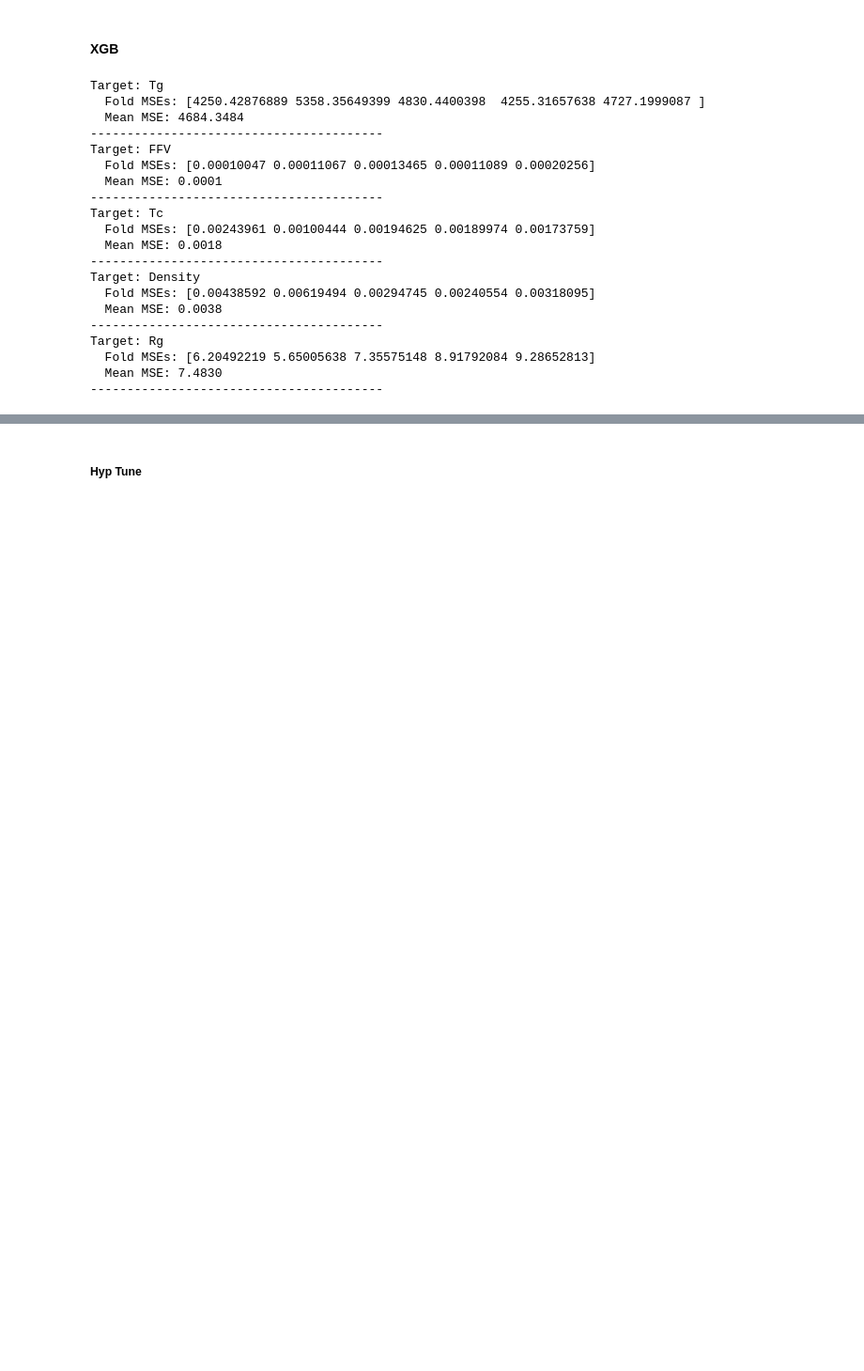
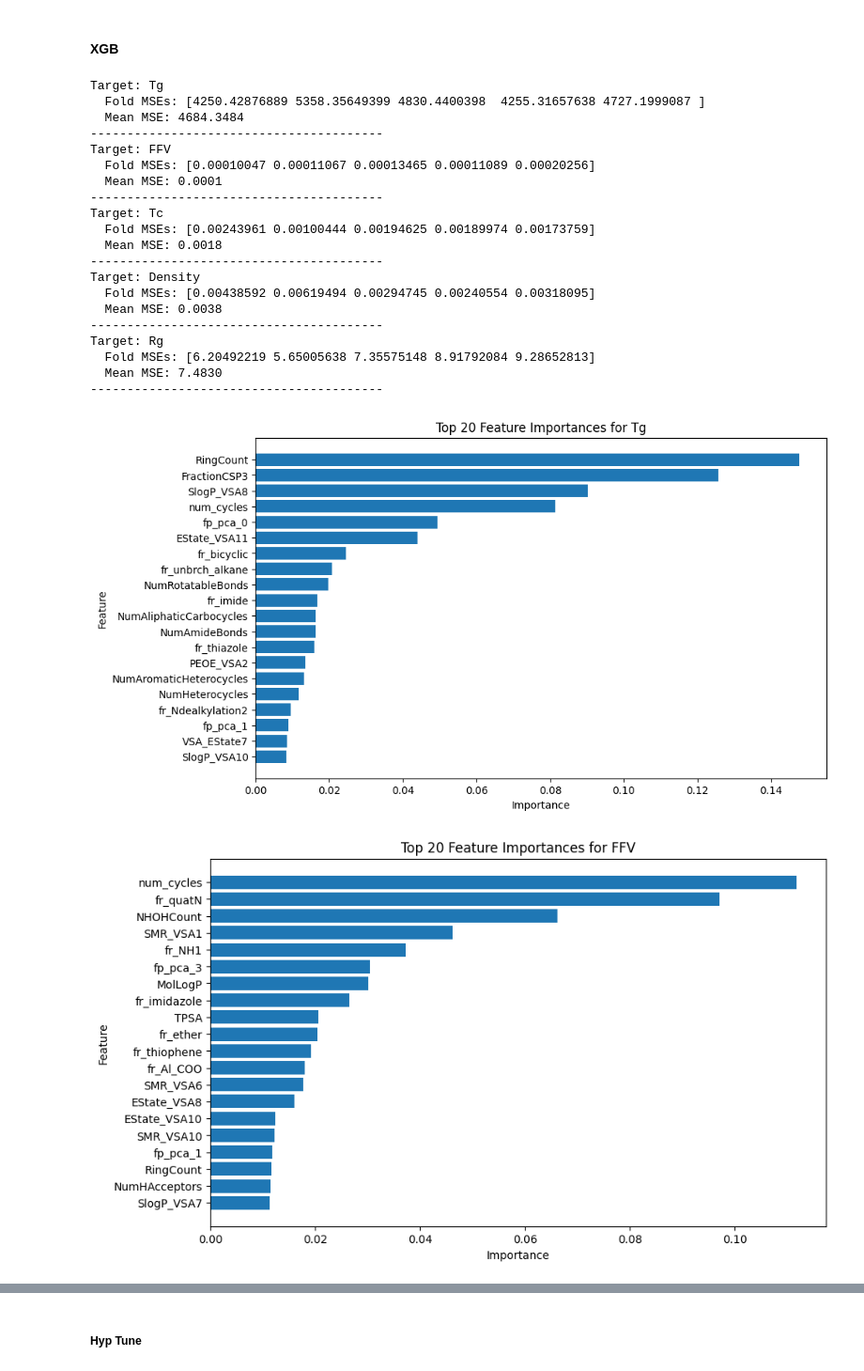
Before and after one commit to abishpius/NeuralIPS-Open-Polymer, a Jupyter notebook: Kaggle_NerualIPS_Open_Polymer.ipynb, the cells around one changed output, grey strips where cells are left out. Shown at 94% size. Saved outputs shown, nothing was run; the diff lists cells and outputs as text; code cells hidden in the pictures; blank space fills up the shorter version.

```diff
--- a/Kaggle_NerualIPS_Open_Polymer.ipynb
+++ b/Kaggle_NerualIPS_Open_Polymer.ipynb
@@ -1319,3 +1424,24 @@ Target: Rg
   Fold MSEs: [6.20492219 5.65005638 7.35575148 8.91792084 9.28652813]
   Mean MSE: 7.4830
 ----------------------------------------
+# %%
+top_n = 20
+for target, importances_dict in feature_importances.items():
+    # Convert dict to sorted arrays
+    features = np.array(list(importances_dict.keys()))
+    importances = np.array(list(importances_dict.values()))
+
+    sorted_idx = np.argsort(importances)
+    sorted_features = features[sorted_idx][-top_n:]
+    sorted_importances = importances[sorted_idx][-top_n:]
+
+    # Plot
+    plt.figure(figsize=(10, 6))
+    plt.barh(sorted_features, sorted_importances)
+    plt.title(f"Top {top_n} Feature Importances for {target}")
+    plt.xlabel("Importance")
+    plt.ylabel("Feature")
+    plt.show()
+# %% [output]
+[figure, added]
+[figure, added]
```
Also changed, not shown: parts of 11 cells of this notebook.
